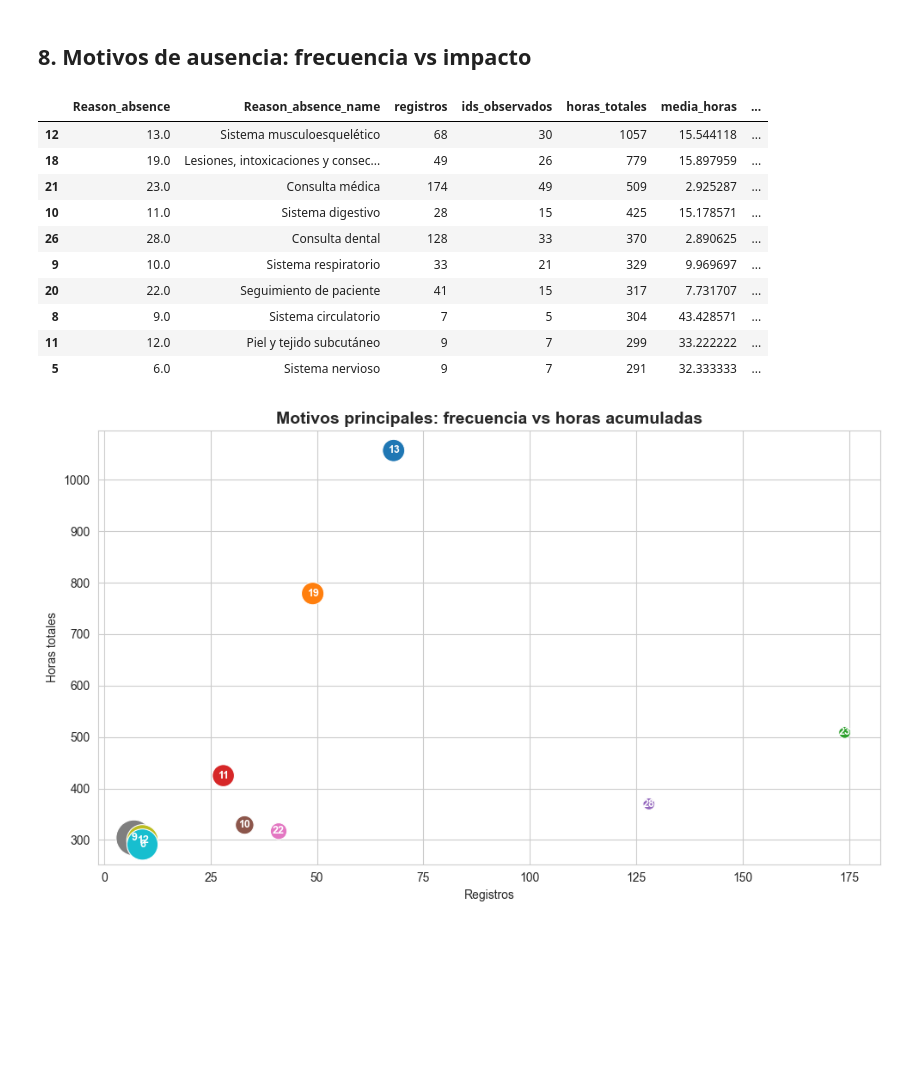
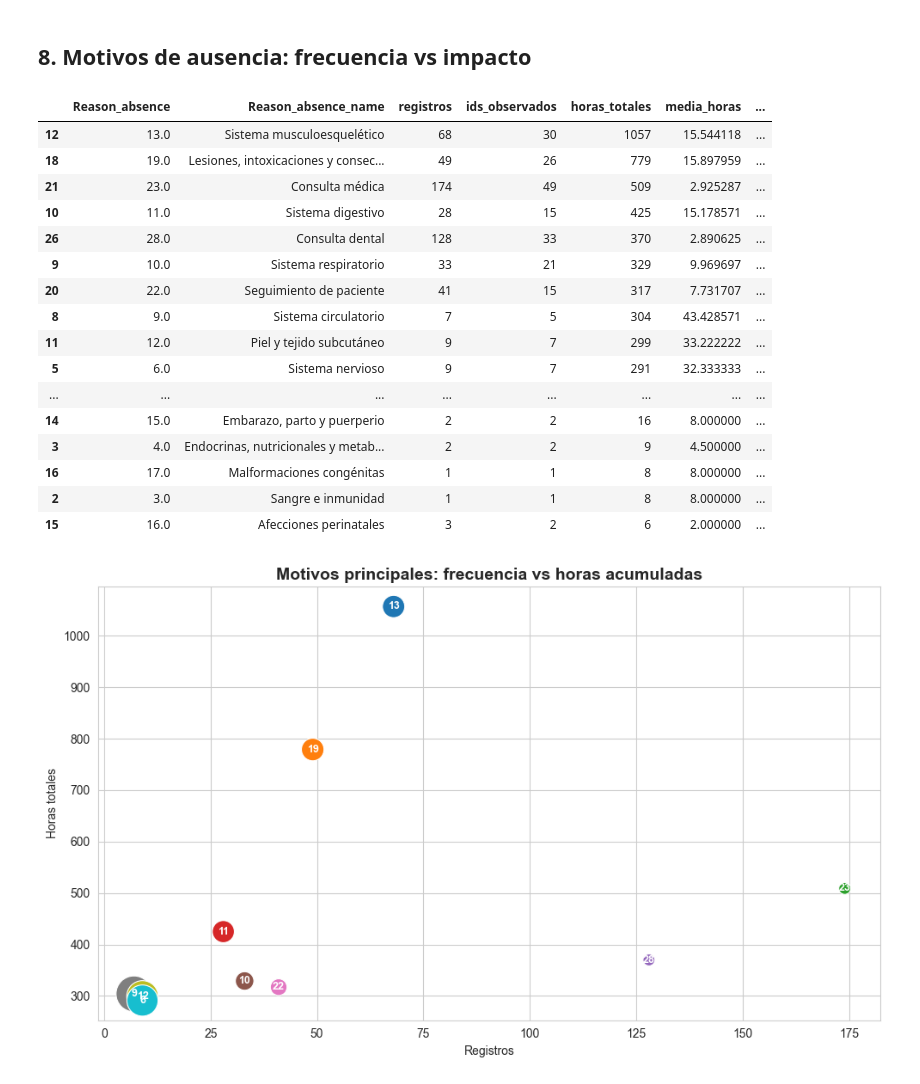
Before and after one commit to ITACADEMYprojectes/ProjecteData, a Jupyter notebook: Equip_31/Scripts/Notebooks/analisis_absentismo_01062026.ipynb, the cells around one changed output. Drawn from its saved outputs; the diff is of its cells as text; code cells hidden in the pictures; blank space fills up the shorter version.

```diff
--- a/Equip_31/Scripts/Notebooks/analisis_absentismo_01062026.ipynb
+++ b/Equip_31/Scripts/Notebooks/analisis_absentismo_01062026.ipynb
@@ -304,26 +279,32 @@ Como no aparece una variable individual fuerte, la respuesta debe centrarse en i
 # %%
 absentismo_motivo = df_RRHH.groupby(['Reason_absence', 'Reason_absence_name'], as_index=False).agg(
     registros=('ID', 'size'),
     ids_observados=('ID', 'nunique'),
     horas_totales=('Absenteeism_hours', 'sum'),
     media_horas=('Absenteeism_hours', 'mean'),
     mediana_horas=('Absenteeism_hours', 'median')
 ).sort_values('horas_totales', ascending=False)
 
-top_motivos = absentismo_motivo.head(10)
+top_motivos = absentismo_motivo
 top_motivos
 # %% [output]
 |  | Reason_absence | Reason_absence_name | registros | ids_observados | horas_totales | media_horas | ... |
 | 12 | 13.0 | Sistema musculoesquelético | 68 | 30 | 1057 | 15.544118 | ... |
 | 18 | 19.0 | Lesiones, intoxicaciones y consec... | 49 | 26 | 779 | 15.897959 | ... |
 | 21 | 23.0 | Consulta médica | 174 | 49 | 509 | 2.925287 | ... |
 | 10 | 11.0 | Sistema digestivo | 28 | 15 | 425 | 15.178571 | ... |
 | 26 | 28.0 | Consulta dental | 128 | 33 | 370 | 2.890625 | ... |
 | 9 | 10.0 | Sistema respiratorio | 33 | 21 | 329 | 9.969697 | ... |
 | 20 | 22.0 | Seguimiento de paciente | 41 | 15 | 317 | 7.731707 | ... |
 | 8 | 9.0 | Sistema circulatorio | 7 | 5 | 304 | 43.428571 | ... |
 | 11 | 12.0 | Piel y tejido subcutáneo | 9 | 7 | 299 | 33.222222 | ... |
 | 5 | 6.0 | Sistema nervioso | 9 | 7 | 291 | 32.333333 | ... |
+| ... | ... | ... | ... | ... | ... | ... | ... |
+| 14 | 15.0 | Embarazo, parto y puerperio | 2 | 2 | 16 | 8.000000 | ... |
+| 3 | 4.0 | Endocrinas, nutricionales y metab... | 2 | 2 | 9 | 4.500000 | ... |
+| 16 | 17.0 | Malformaciones congénitas | 1 | 1 | 8 | 8.000000 | ... |
+| 2 | 3.0 | Sangre e inmunidad | 1 | 1 | 8 | 8.000000 | ... |
+| 15 | 16.0 | Afecciones perinatales | 3 | 2 | 6 | 2.000000 | ... |
 # %%
 fig, ax = plt.subplots(figsize=(10, 6))
 
```
Also changed, not shown: parts of 3 cells of this notebook.
